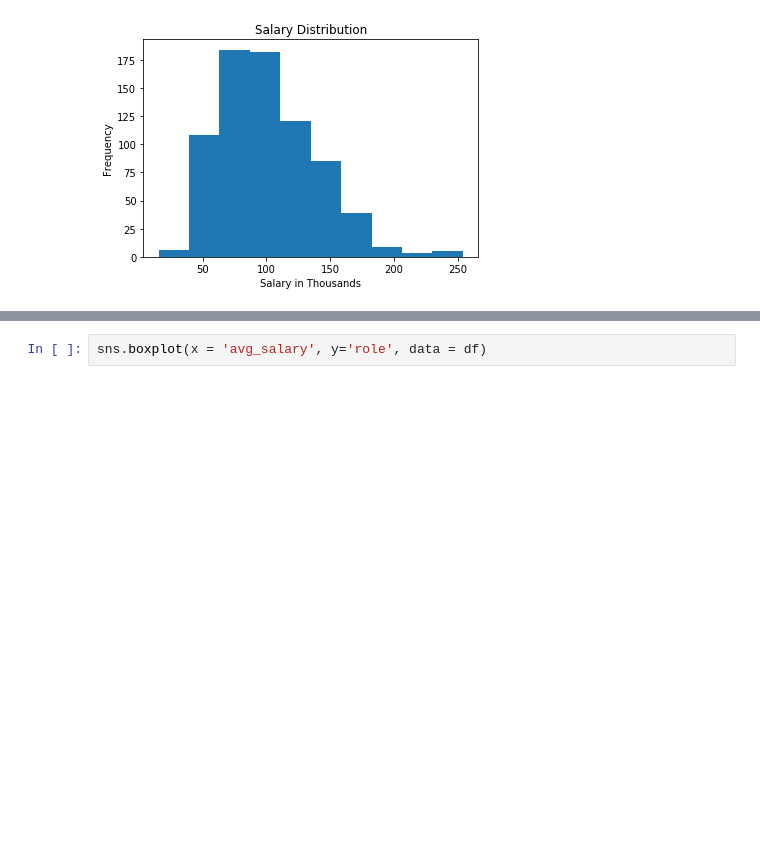
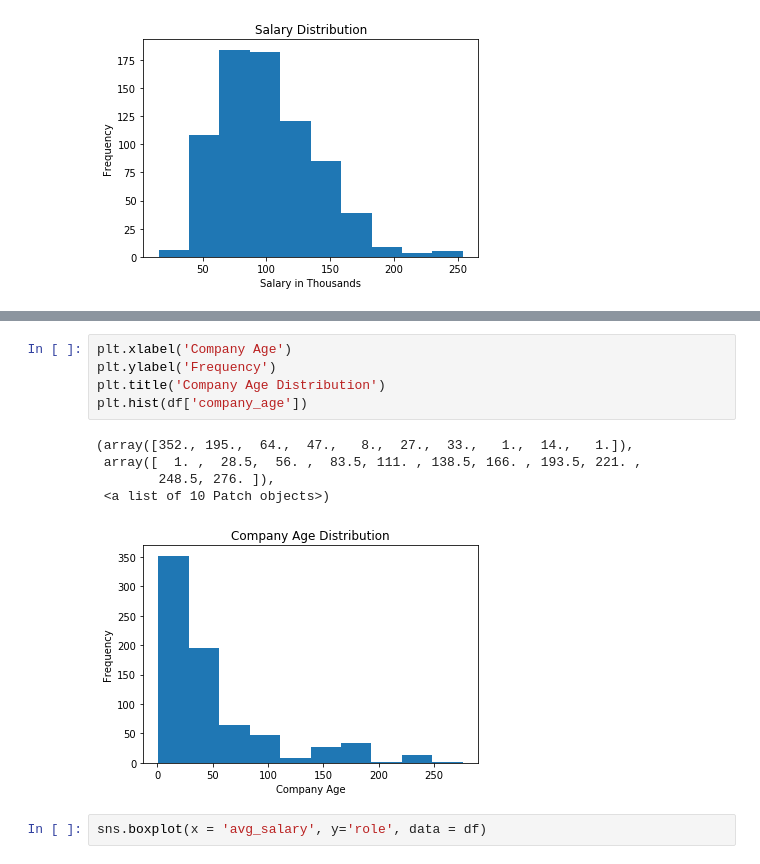
Before and after one commit to aidanberry12/Glassdoor_Salary_Analysis, a Jupyter notebook: Exploratory_Analysis.ipynb, the cells around one changed output, grey strips where cells are left out. Saved outputs shown, nothing was run; the diff lists cells and outputs as text; blank space fills up the shorter version.

```diff
--- a/Exploratory_Analysis.ipynb
+++ b/Exploratory_Analysis.ipynb
@@ -29,3 +57,14 @@ plt.hist(df['avg_salary'])
+# %%
+plt.xlabel('Company Age')
+plt.ylabel('Frequency')
+plt.title('Company Age Distribution')
+plt.hist(df['company_age'])
+# %% [output]
+(array([352., 195.,  64.,  47.,   8.,  27.,  33.,   1.,  14.,   1.]),
+ array([  1. ,  28.5,  56. ,  83.5, 111. , 138.5, 166. , 193.5, 221. ,
+        248.5, 276. ]),
+ <a list of 10 Patch objects>)
+[figure, added]
 # %%
 sns.boxplot(x = 'avg_salary', y='role', data = df)
 # %% [output]
```
Also changed, not shown: parts of 17 cells of this notebook, 2 other files.
